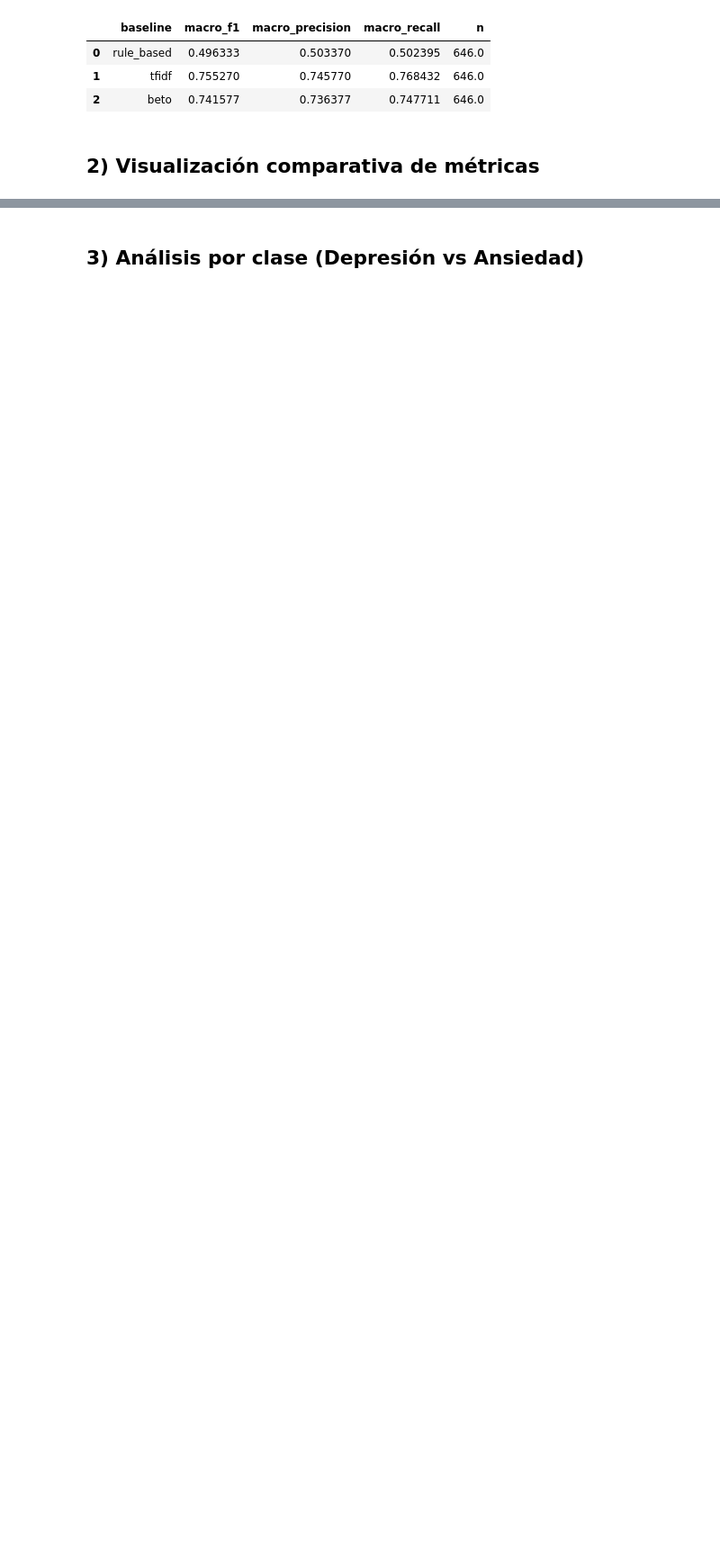
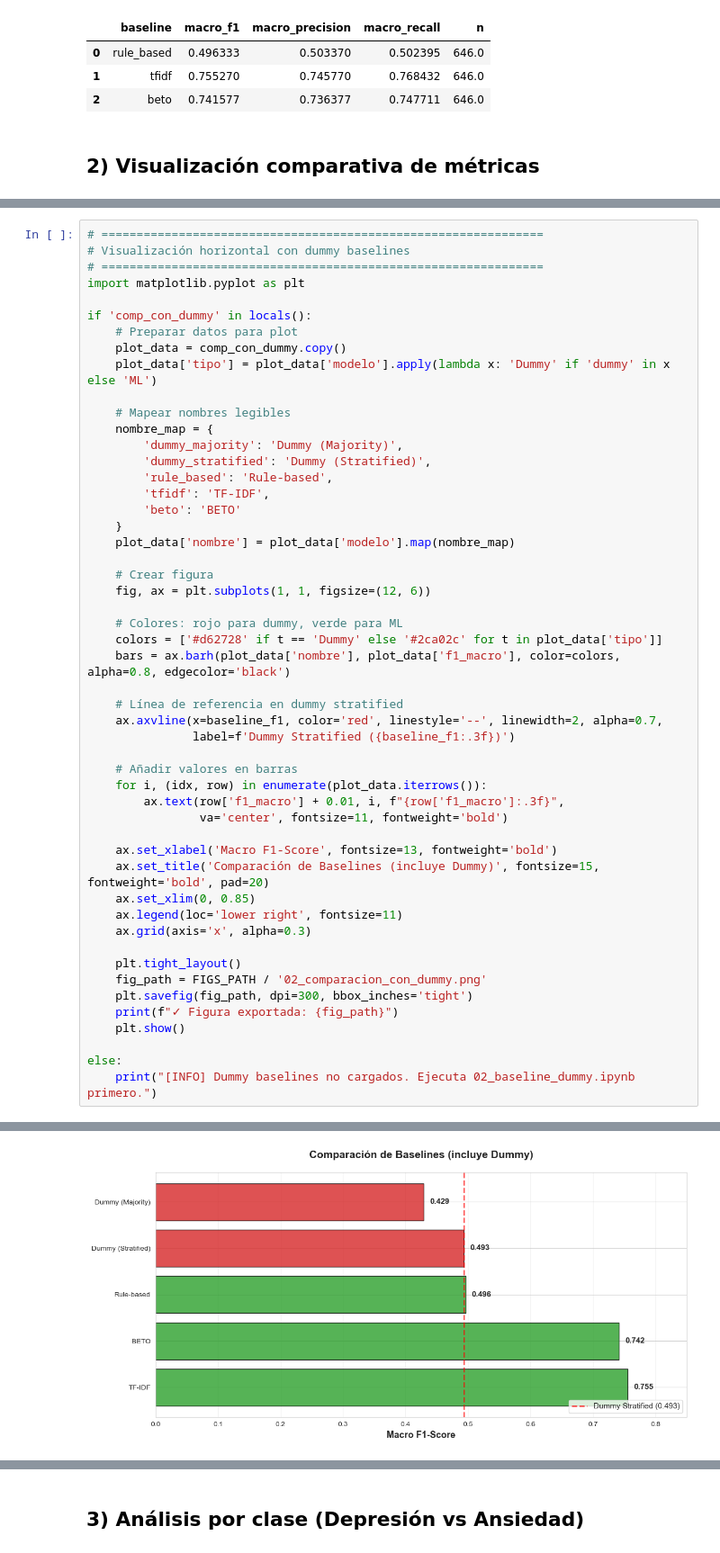
Before and after one commit to manununhez/psych-phenotyping-paraguay, a Jupyter notebook: notebooks/02_comparacion_resultados.ipynb, the cells around one changed output, grey strips where cells are left out. Shown at 90% size. Drawn from its saved outputs; the diff is of its cells as text; blank space fills up the shorter version.

```diff
--- a/notebooks/02_comparacion_resultados.ipynb
+++ b/notebooks/02_comparacion_resultados.ipynb
@@ -108,0 +187,52 @@ comp
+# %%
+# ===============================================================
+# Visualización horizontal con dummy baselines
+# ===============================================================
+import matplotlib.pyplot as plt
+
+if 'comp_con_dummy' in locals():
+    # Preparar datos para plot
+    plot_data = comp_con_dummy.copy()
+    plot_data['tipo'] = plot_data['modelo'].apply(lambda x: 'Dummy' if 'dummy' in x else 'ML')
+
+    # Mapear nombres legibles
+    nombre_map = {
+        'dummy_majority': 'Dummy (Majority)',
+        'dummy_stratified': 'Dummy (Stratified)',
+        'rule_based': 'Rule-based',
+        'tfidf': 'TF-IDF',
+        'beto': 'BETO'
+    }
+    plot_data['nombre'] = plot_data['modelo'].map(nombre_map)
+
+    # Crear figura
+    fig, ax = plt.subplots(1, 1, figsize=(12, 6))
+
+    # Colores: rojo para dummy, verde para ML
+    colors = ['#d62728' if t == 'Dummy' else '#2ca02c' for t in plot_data['tipo']]
+    bars = ax.barh(plot_data['nombre'], plot_data['f1_macro'], color=colors, alpha=0.8, edgecolor='black')
+
+    # Línea de referencia en dummy stratified
+    ax.axvline(x=baseline_f1, color='red', linestyle='--', linewidth=2, alpha=0.7,
+               label=f'Dummy Stratified ({baseline_f1:.3f})')
+
+    # Añadir valores en barras
+    for i, (idx, row) in enumerate(plot_data.iterrows()):
+        ax.text(row['f1_macro'] + 0.01, i, f"{row['f1_macro']:.3f}",
+                va='center', fontsize=11, fontweight='bold')
+
+    ax.set_xlabel('Macro F1-Score', fontsize=13, fontweight='bold')
+    ax.set_title('Comparación de Baselines (incluye Dummy)', fontsize=15, fontweight='bold', pad=20)
+    ax.set_xlim(0, 0.85)
+    ax.legend(loc='lower right', fontsize=11)
+    ax.grid(axis='x', alpha=0.3)
+
+    plt.tight_layout()
+    fig_path = FIGS_PATH / '02_comparacion_con_dummy.png'
+    plt.savefig(fig_path, dpi=300, bbox_inches='tight')
+    print(f"✓ Figura exportada: {fig_path}")
+    plt.show()
+
+else:
+    print("[INFO] Dummy baselines no cargados. Ejecuta 02_baseline_dummy.ipynb primero.")
+# %% [output]
@@ -108,0 +240 @@ comp
+[figure, added]
```
Also changed, not shown: parts of 7 cells of this notebook, 1 other file.
